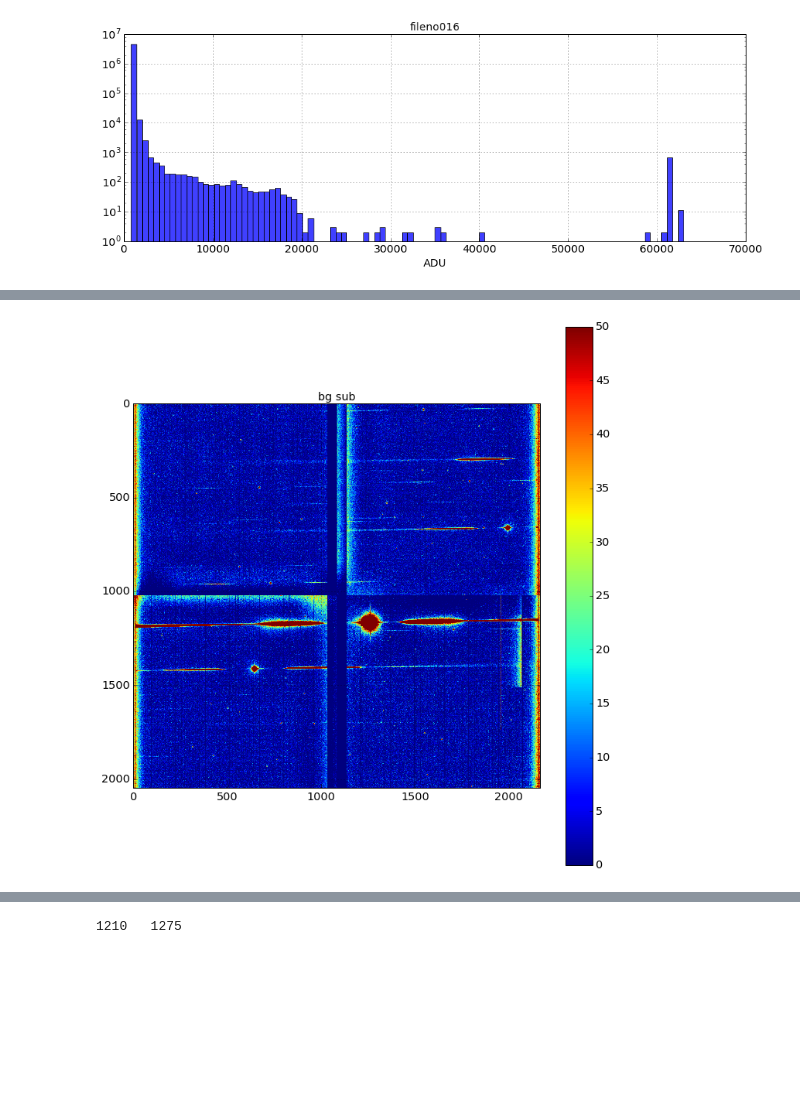
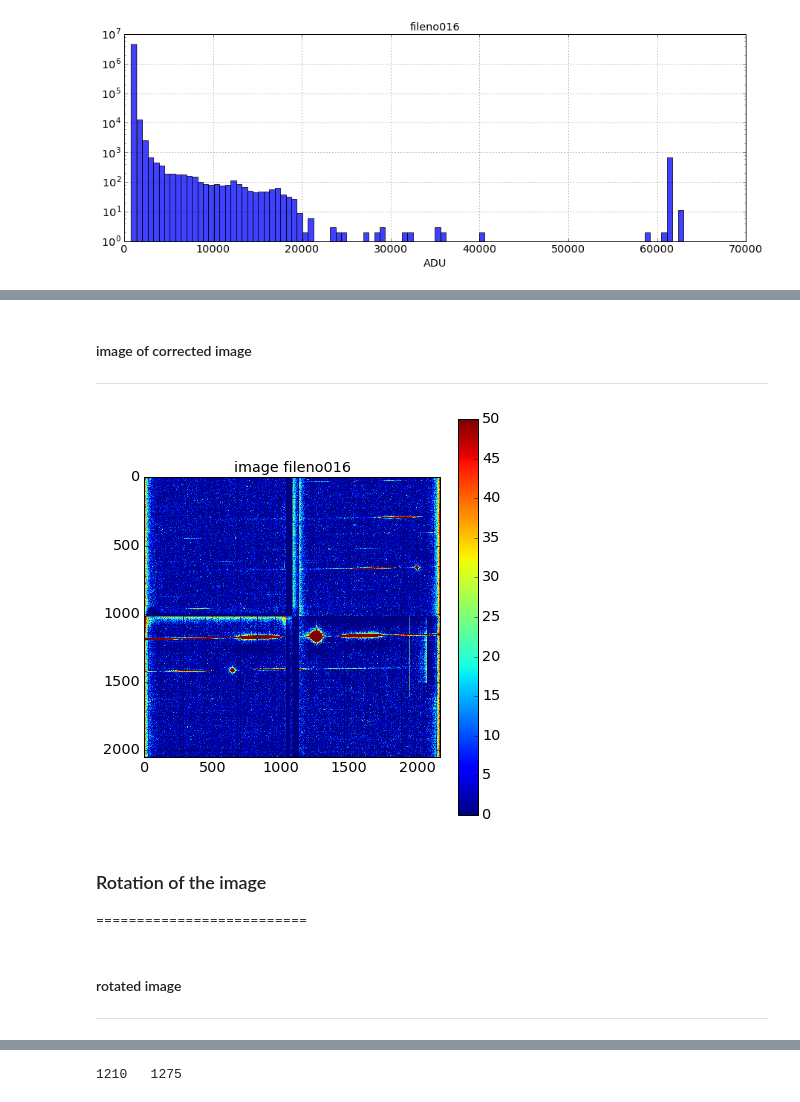
Before and after one commit to sylvielsstfr/CTIOAna2016, a Jupyter notebook: notebooks/ViewfirstImage.ipynb, the cells around one changed output, grey strips where cells are left out. Saved outputs shown, nothing was run; the diff lists cells and outputs as text; code cells hidden in the pictures; blank space fills up the shorter version.

```diff
--- a/notebooks/ViewfirstImage.ipynb
+++ b/notebooks/ViewfirstImage.ipynb
@@ -163,2 +210,3 @@ plt.savefig(object_name)
 # %%
-bkg = Background2D(ccd, (100, 100), filter_size=(3, 3),method='median')
+bkg = Background2D(ccd, (70, 70), filter_size=(3, 3),method='median')
+#bkg = Background2D(ccd.data, (50, 50), filter_size=(3, 3),sigma_clip=sigma_clip,bkg_estimator=bkg_estimator)
@@ -173,13 +270,23 @@ ccd_bgsub=ccd - bkg.background
+# %% [markdown]
+#### image of corrected image
+----
 # %%
-fig, ax = plt.subplots(figsize=(10, 10))
+title='image '+object_name
+fig, ax = plt.subplots(figsize=(6, 6))
 img=ax.imshow(ccd_bgsub,vmin=0,vmax=50.)
-plt.title('bg sub')
+plt.title(title)
 plt.tight_layout()
 plt.colorbar(img)
 plt.grid(True)
-plt.savefig('imagebgsub')
+#plt.savefig('imagebgsub')
 # %% [output]
-[figure, old version]
+[figure, new version]
+# %% [markdown]
+### Rotation of the image
+==========================
 # %%
 rotated_image=ndimage.interpolation.rotate(ccd_bgsub,-1)
+# %% [markdown]
+#### rotated image
+-----------------
 # %%
```
Also changed, not shown: parts of 40 cells of this notebook.
